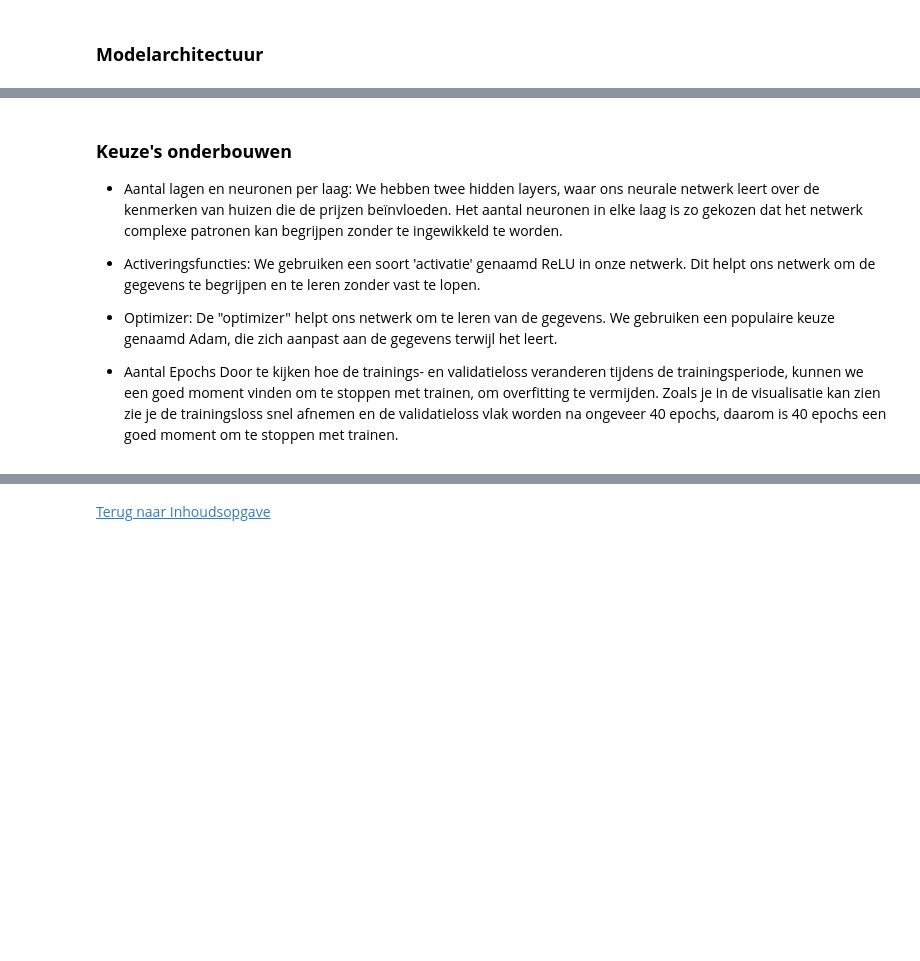
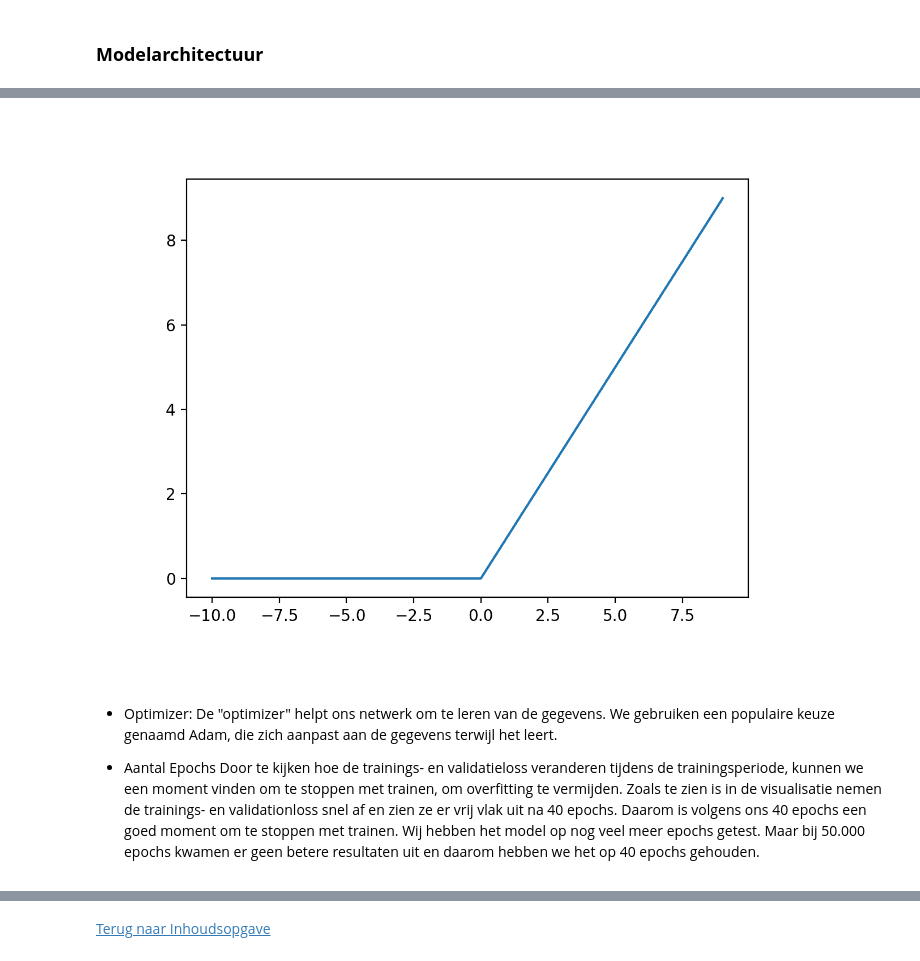
Before and after one commit to Vince16270/Huizenprijzen-Voorspellen, a Jupyter notebook: Portfolio opdracht 1/Portfolio 1.ipynb, the cells around one changed output, grey strips where cells are left out. Drawn from its saved outputs; the diff is of its cells as text; code cells hidden in the pictures; blank space fills up the shorter version.

```diff
--- a/Portfolio opdracht 1/Portfolio 1.ipynb
+++ b/Portfolio opdracht 1/Portfolio 1.ipynb
@@ -319,16 +362,16 @@ tf.keras.utils.plot_model(
+# %%
+display(Image.open("ReLU.PNG"))
+
+#Bron van het plaatje: Brownlee, J. (2020, August 20).
+# %% [output]
+[figure, added]
 # %% [markdown]
-### **Keuze's onderbouwen**
-- Aantal lagen en neuronen per laag:
-We hebben twee hidden layers, waar ons neurale netwerk leert over de kenmerken van huizen die de prijzen beïnvloeden. Het aantal neuronen in elke laag is zo gekozen dat het netwerk complexe patronen kan begrijpen zonder te ingewikkeld te worden.
-
-- Activeringsfuncties:
-We gebruiken een soort 'activatie' genaamd ReLU in onze netwerk. Dit helpt ons netwerk om de gegevens te begrijpen en te leren zonder vast te lopen.
-
 - Optimizer:
 De "optimizer" helpt ons netwerk om te leren van de gegevens. We gebruiken een populaire keuze genaamd Adam, die zich aanpast aan de gegevens terwijl het leert.
 
 -  Aantal Epochs
-Door te kijken hoe de trainings- en validatieloss veranderen tijdens de trainingsperiode, kunnen we een goed moment vinden om te stoppen met trainen, om overfitting te vermijden. Zoals je in de visualisatie kan zien zie je de trainingsloss snel afnemen en de validatieloss vlak worden na ongeveer 40 epochs, daarom is 40 epochs een goed moment om te stoppen met trainen.
+Door te kijken hoe de trainings- en validatieloss veranderen tijdens de trainingsperiode, kunnen we een moment vinden om te stoppen met trainen, om overfitting te vermijden. Zoals te zien is in de visualisatie nemen de trainings- en validationloss snel af en zien ze er vrij vlak uit na 40 epochs.
+Daarom is volgens ons 40 epochs een goed moment om te stoppen met trainen. Wij hebben het model op nog veel meer epochs getest. Maar bij 50.000 epochs kwamen er geen betere resultaten uit en daarom hebben we het op 40 epochs gehouden.
 # %% [markdown]
 ### **Welke lossfunctie**
 
```
Also changed, not shown: parts of 76 cells of this notebook, 3 other files.
